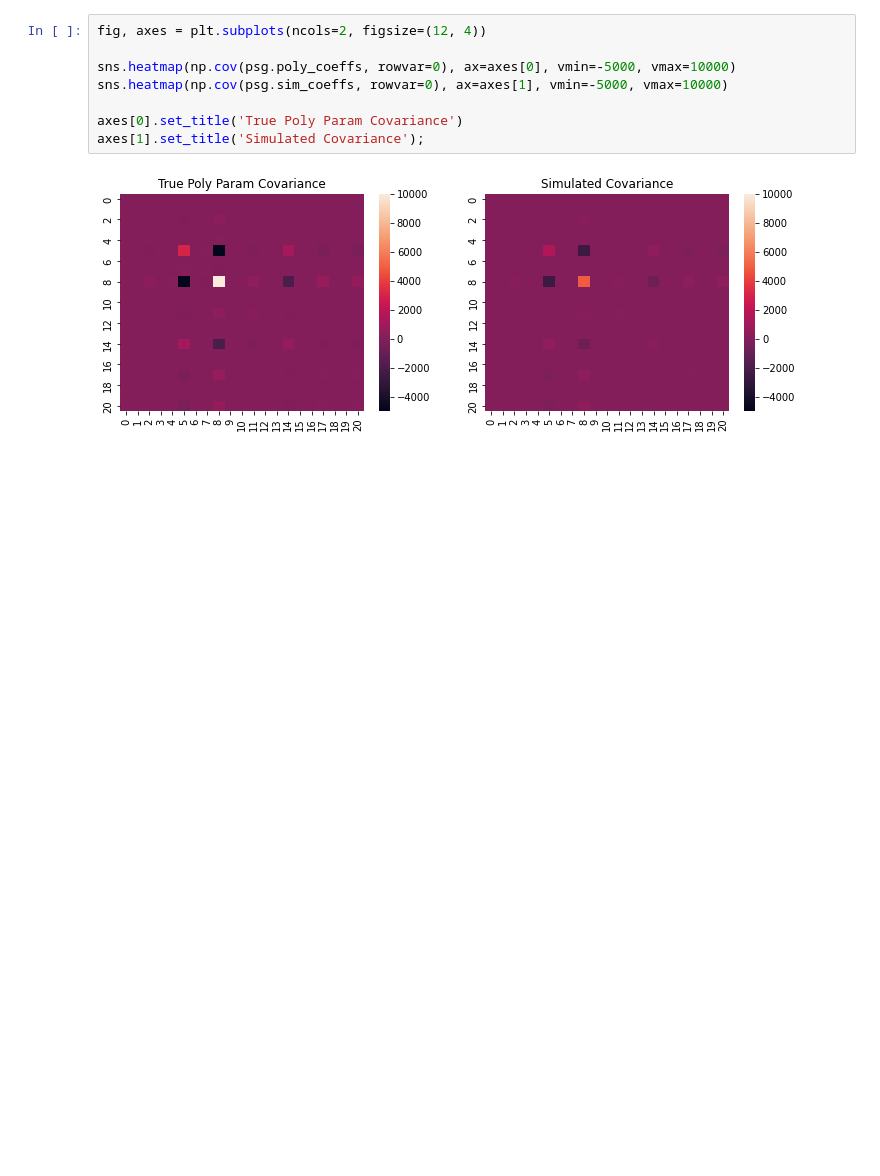
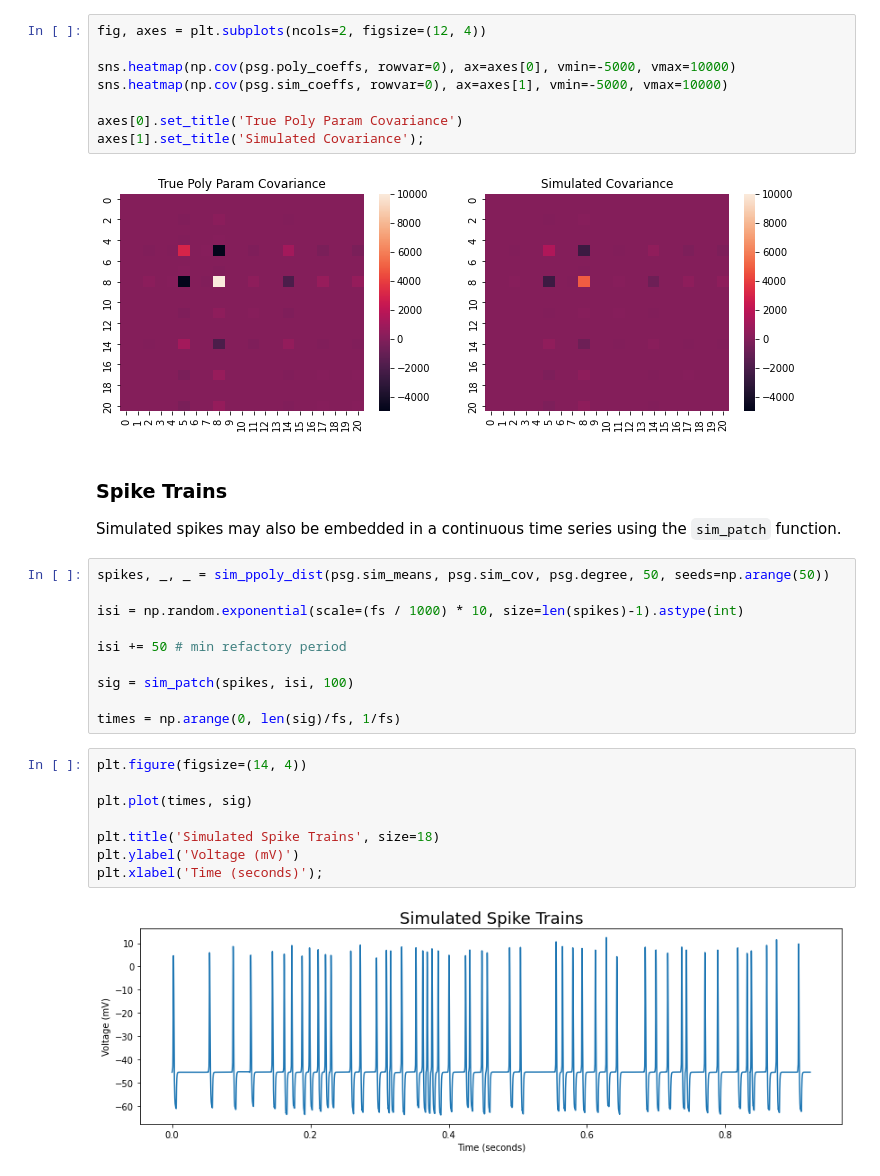
Before and after one commit to voytekresearch/spikewise, a Jupyter notebook: docs/tutorials/PolySpikeGroup.ipynb, the cells around one changed output. Saved outputs shown, nothing was run; the diff lists cells and outputs as text; blank space fills up the shorter version.

```diff
--- a/docs/tutorials/PolySpikeGroup.ipynb
+++ b/docs/tutorials/PolySpikeGroup.ipynb
@@ -110,3 +117,27 @@ axes[0].set_title('True Poly Param Covariance')
 axes[1].set_title('Simulated Covariance');
 # %% [output]
 [figure]
+# %% [markdown]
+### Spike Trains
+
+Simulated spikes may also be embedded in a continuous time series using the `sim_patch` function.
+# %%
+spikes, _, _ = sim_ppoly_dist(psg.sim_means, psg.sim_cov, psg.degree, 50, seeds=np.arange(50))
+
+isi = np.random.exponential(scale=(fs / 1000) * 10, size=len(spikes)-1).astype(int)
+
+isi += 50 # min refactory period
+
+sig = sim_patch(spikes, isi, 100)
+
+times = np.arange(0, len(sig)/fs, 1/fs)
+# %%
+plt.figure(figsize=(14, 4))
+
+plt.plot(times, sig)
+
+plt.title('Simulated Spike Trains', size=18)
+plt.ylabel('Voltage (mV)')
+plt.xlabel('Time (seconds)');
+# %% [output]
+[figure, added]
```
Also changed, not shown: parts of 6 cells of this notebook.
